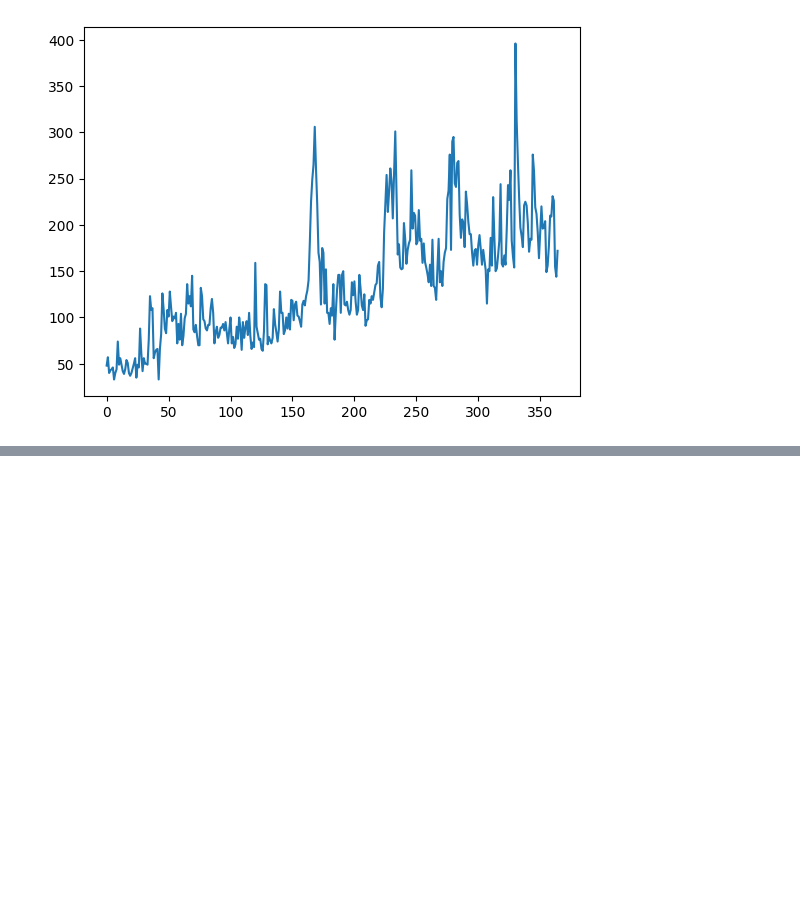
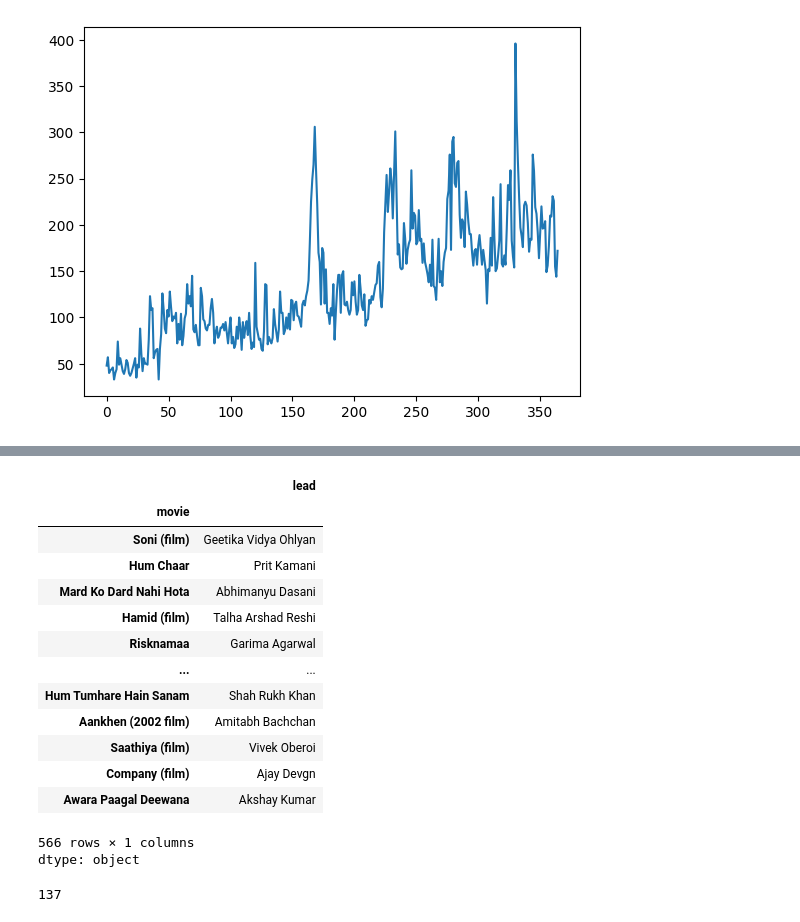
Before and after one commit to nagarvishal/machine-learning, a Jupyter notebook: Pandas_1.ipynb, the cells around one changed output, grey strips where cells are left out. Cells and saved outputs as stored; diff of their text form; code cells hidden in the pictures; blank space fills up the shorter version.

```diff
--- a/Pandas_1.ipynb
+++ b/Pandas_1.ipynb
@@ -711,0 +752,29 @@ movies.value_counts().plot()
+# %%
+# drop_duplicates
+temp = pd.Series([1,1,2,2,3,3,3])
+temp.drop_duplicates()
+temp.drop_duplicates(keep="last")
+movies.drop_duplicates()
+movies.drop_duplicates(keep="last")
+# %% [output]
+|  | lead |
+| movie |  |
+| Soni (film) | Geetika Vidya Ohlyan |
+| Hum Chaar | Prit Kamani |
+| Mard Ko Dard Nahi Hota | Abhimanyu Dasani |
+| Hamid (film) | Talha Arshad Reshi |
+| Risknamaa | Garima Agarwal |
+| ... | ... |
+| Hum Tumhare Hain Sanam | Shah Rukh Khan |
+| Aankhen (2002 film) | Amitabh Bachchan |
+| Saathiya (film) | Vivek Oberoi |
+| Company (film) | Ajay Devgn |
+| Awara Paagal Deewana | Akshay Kumar |
+566 rows × 1 columns
+dtype: object
+# %%
+temp.duplicated()
+temp.duplicated().sum()
+vk.duplicated().sum()
+# %% [output]
+137
```
Also changed, not shown: parts of 25 cells of this notebook.
